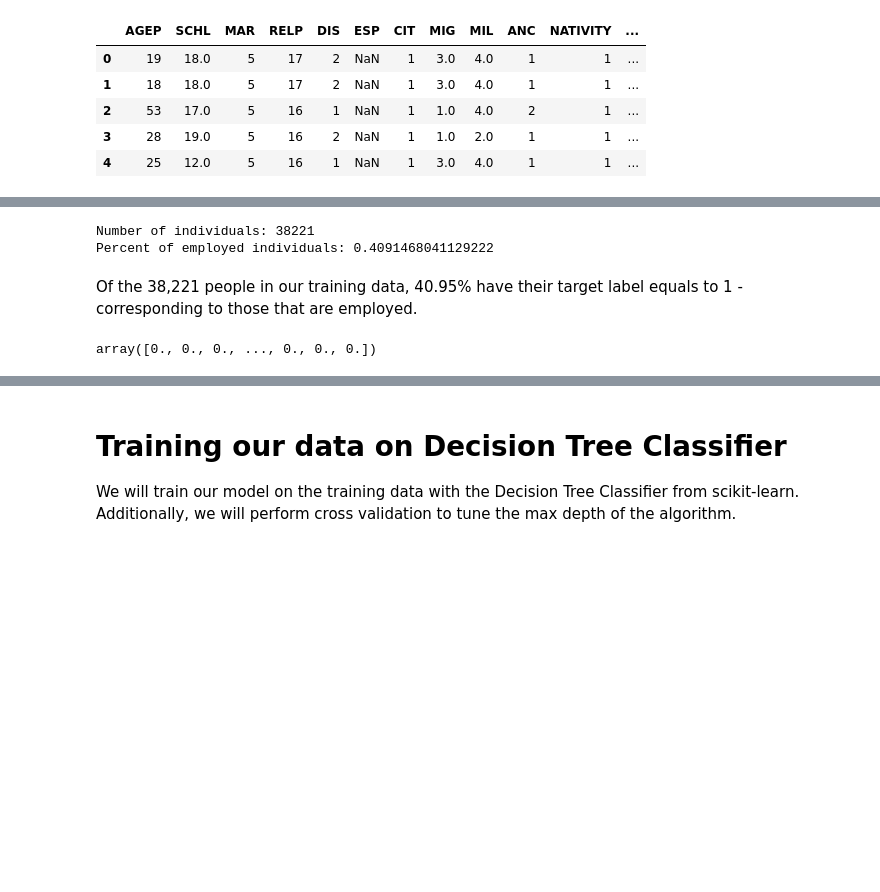
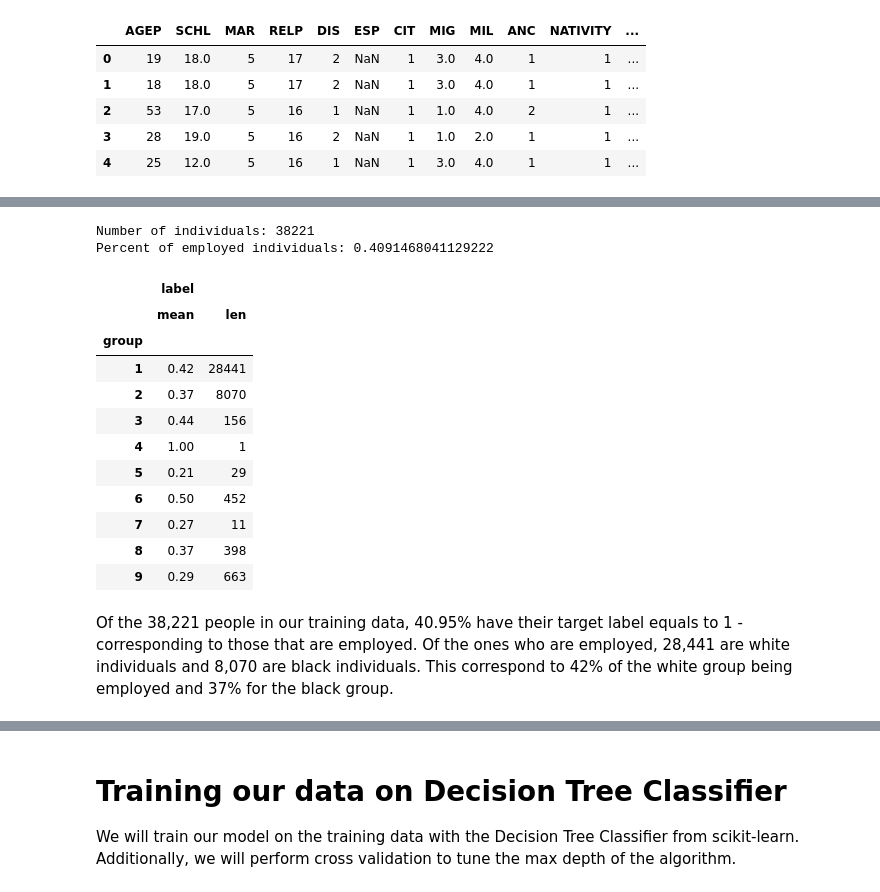
Before and after one commit to ndang01/ndang01.github.io, a Jupyter notebook: posts/blog5/index.ipynb, the cells around one changed output, grey strips where cells are left out. Saved outputs shown, nothing was run; the diff lists cells and outputs as text; code cells hidden in the pictures; blank space fills up the shorter version.

```diff
--- a/posts/blog5/index.ipynb
+++ b/posts/blog5/index.ipynb
@@ -72,50 +78,29 @@ X_train, X_test, y_train, y_test, group_train, group_test = train_test_split(
 # %%
 import pandas as pd
 import numpy as np
 
 df = pd.DataFrame(X_train, columns = features_to_use)
 df["group"] = group_train
 df["label"] = y_train
 
 print(f"Number of individuals: {group_train.size}")
 print(f"Percent of employed individuals: {y_train.mean()}")
 
-# mean = percentage of 1, percentage of that group being employed
-# sum= total num of 1
-# len = total num in that group regardless of employment
+df.groupby('group')[['label']].aggregate([np.mean, len]).round(2)
 # %% [output]
 Number of individuals: 38221
 Percent of employed individuals: 0.4091468041129222
+|  | label |  |
+|  | mean | len |
+| group |  |  |
+| 1 | 0.42 | 28441 |
+| 2 | 0.37 | 8070 |
+| 3 | 0.44 | 156 |
+| 4 | 1.00 | 1 |
+| 5 | 0.21 | 29 |
+| 6 | 0.50 | 452 |
+| 7 | 0.27 | 11 |
+| 8 | 0.37 | 398 |
+| 9 | 0.29 | 663 |
 # %% [markdown]
-Of the 38,221 people in our training data, 40.95% have their target label equals to 1 - corresponding to those that are employed.
+Of the 38,221 people in our training data, 40.95% have their target label equals to 1 - corresponding to those that are employed. Of the ones who are employed, 28,441 are white individuals and 8,070 are black individuals. This correspond to 42% of the white group being employed and 37% for the black group.
-# %%
-# running split and train again, now without filtering out RAC1P
-
-DataInspection = BasicProblem(
-    features=features_to_use,
-    target='ESR',
-    target_transform=lambda x: x == 1,
-    preprocess=lambda x: x,
-    postprocess=lambda x: np.nan_to_num(x, -1),
-)
-
-features_new, label_new, group_new = DataInspection.df_to_numpy(acs_data)
-
-X_train_new, X_test_new, y_train_new, y_test_new, group_train_new, group_test_new = train_test_split(
-    features_new, label_new, group_new, test_size=0.2, random_state=0)
-
-# does group train new contain multiple values
-
-df_new = pd.DataFrame(X_train_new, columns = features_to_use)
-df_new["group"] = group_train_new
-df_new["label"] = y_train_new
-
-#acs_data.groupby('SEX')[['ESR']].aggregate([np.mean, len]).round(2)
-
-#df_new.groupby('group')[['label']].aggregate([np.mean, len]).round(2)
-
-#df_new.head()
-
-group_train_new
-# %% [output]
-array([0., 0., 0., ..., 0., 0., 0.])
```
Also changed, not shown: parts of 13 cells of this notebook, 9 other files.
